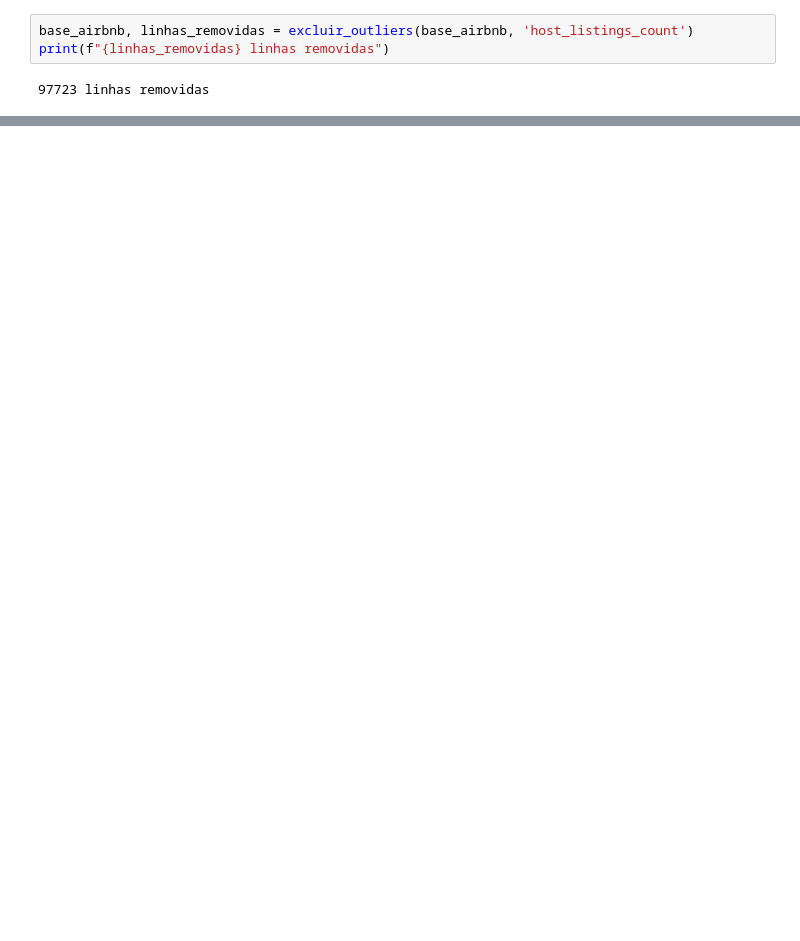
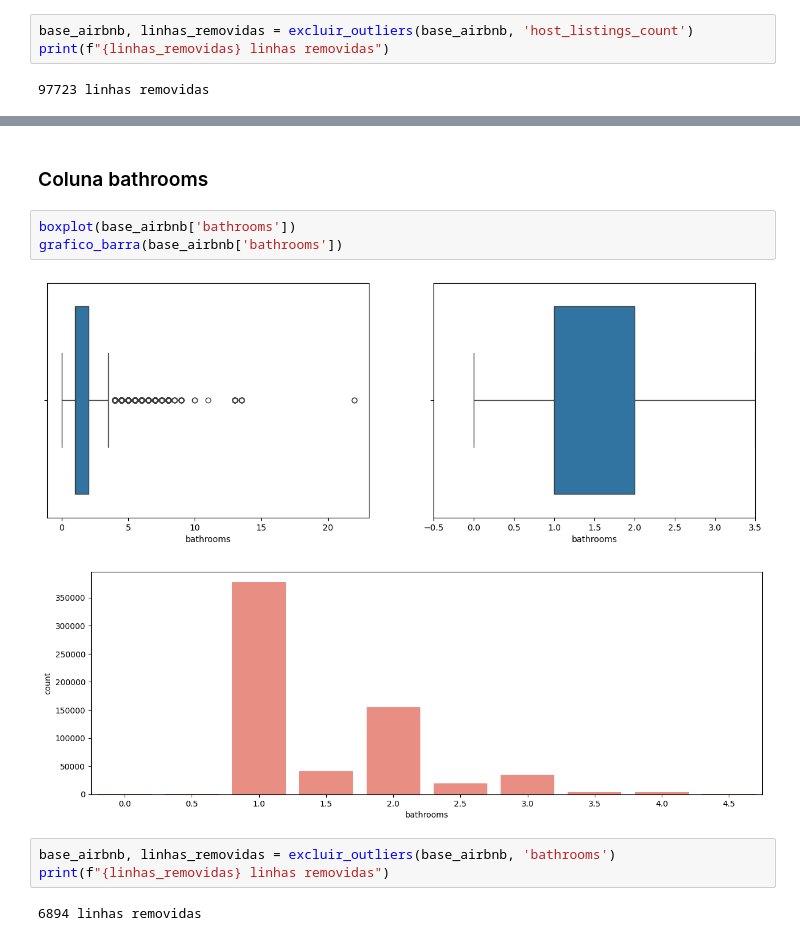
Before and after one commit to Giodzz/Data-Science-Project, a Jupyter notebook: main.ipynb, the cells around one changed output, grey strips where cells are left out. Saved outputs shown, nothing was run; the diff lists cells and outputs as text; blank space fills up the shorter version.

```diff
--- a/main.ipynb
+++ b/main.ipynb
@@ -372,0 +386,13 @@ print(f"{linhas_removidas} linhas removidas")
+# %% [markdown]
+### Coluna bathrooms
+# %%
+boxplot(base_airbnb['bathrooms'])
+grafico_barra(base_airbnb['bathrooms'])
+# %% [output]
+[figure, added]
+[figure, added]
+# %%
+base_airbnb, linhas_removidas = excluir_outliers(base_airbnb, 'bathrooms')
+print(f"{linhas_removidas} linhas removidas")
+# %% [output]
+6894 linhas removidas
```
Also changed, not shown: parts of 5 cells of this notebook.
